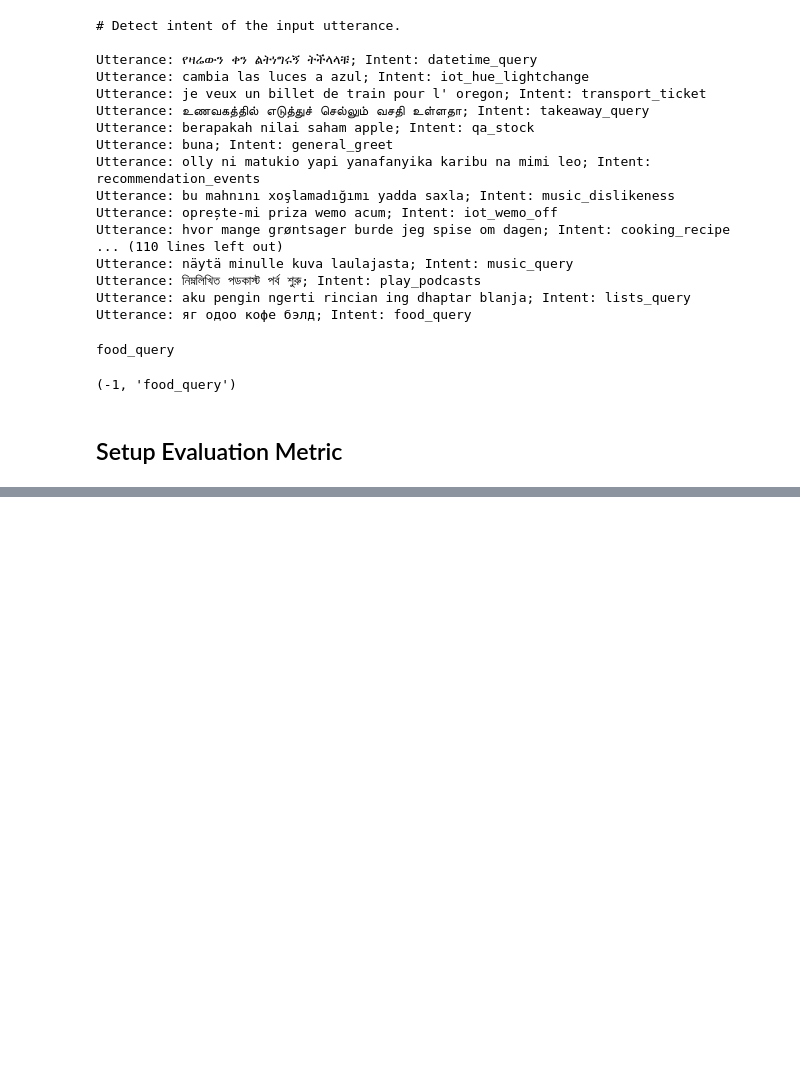
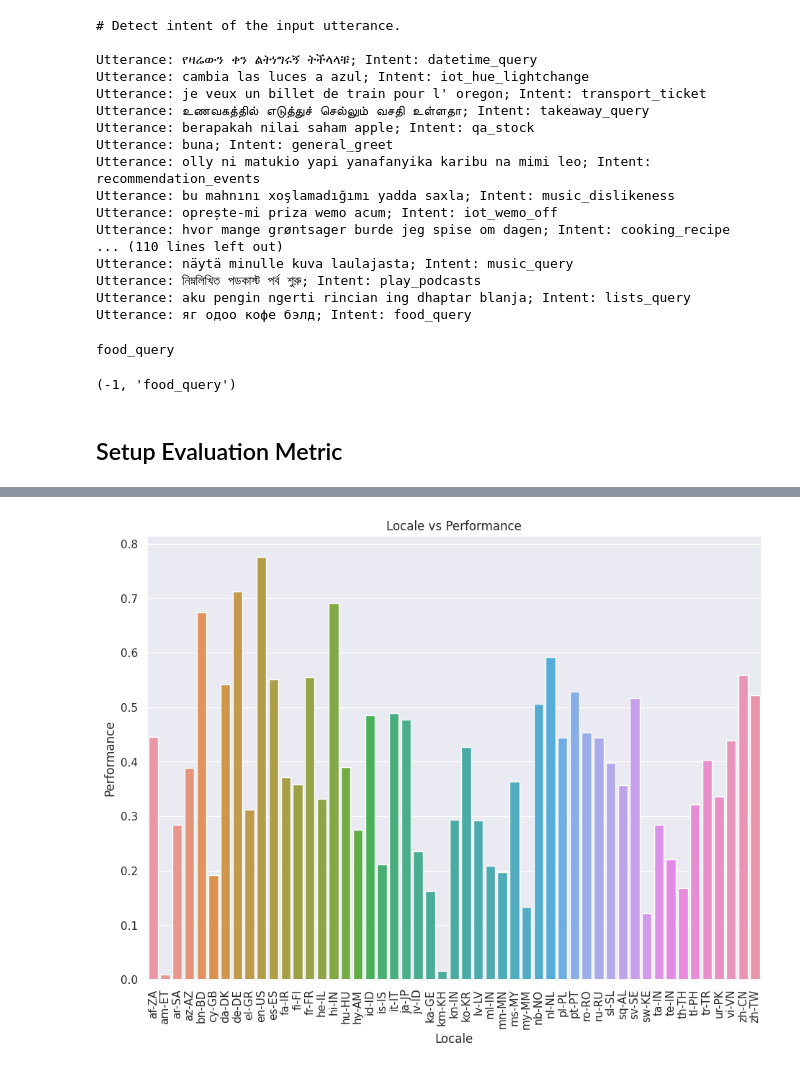
Before and after one commit to bsantraigi/2023-IndoML-Datathon-Tutorial, a Jupyter notebook: part3.ipynb, the cells around one changed output, grey strips where cells are left out. Drawn from its saved outputs; the diff is of its cells as text; code cells hidden in the pictures; blank space fills up the shorter version.

```diff
--- a/part3.ipynb
+++ b/part3.ipynb
@@ -201,0 +209,2 @@ def compute_metrics(eval_pred):
+# %%
+eval_data_subset = extended_eval_set.select(eval_indices)
@@ -201,0 +254,21 @@ def compute_metrics(eval_pred):
+# %%
+def compute_f1(df):
+    return f1_score(df['targets'], df['predictions'], average='macro')
+
+def compute_acc(df):
+    return accuracy_score(df['targets'], df['predictions'])
+
+df_f1 = df_eval.groupby('locale').apply(compute_f1)
+P = sns.barplot(x=df_f1.index, y=df_f1.values)
+# df_acc = df.groupby('locale').apply(compute_acc)
+# P = sns.barplot(x=df_acc.index, y=df_acc.values)
+
+P.set_title("Locale vs Performance")
+P.set_xlabel("Locale")
+P.set_ylabel("Performance")
+
+# Rotate x labels by 90 degrees
+for item in P.get_xticklabels():
+    item.set_rotation(90)
+# %% [output]
+[figure, added]
```
Also changed, not shown: parts of 8 cells of this notebook.
